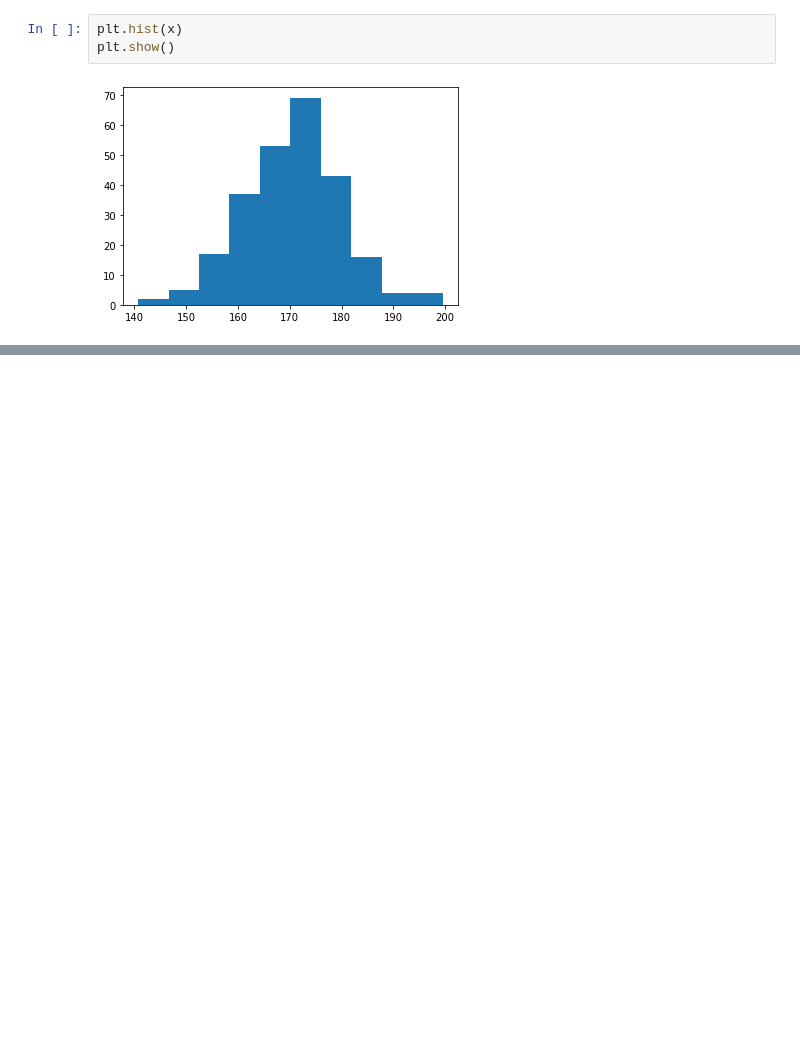
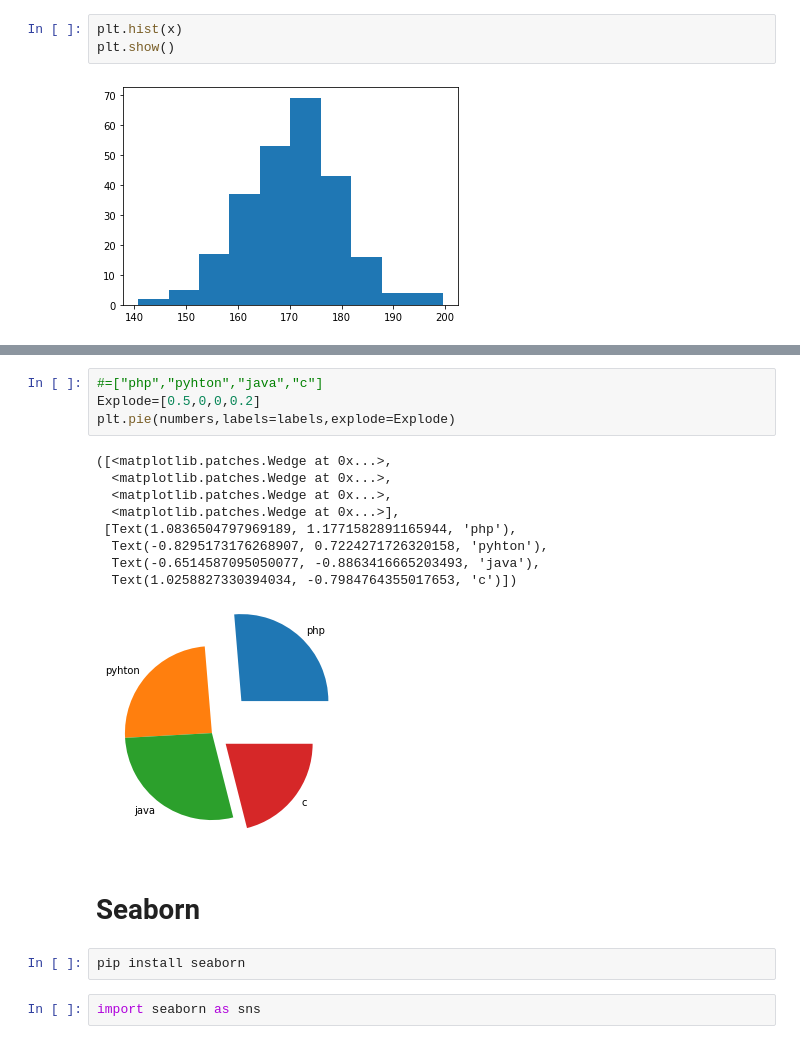
Before and after one commit to Sri-Tulasi/VIT_Morning_Slot, a Jupyter notebook: Python for datascience-Data visualiation.ipynb, the cells around one changed output, grey strips where cells are left out. Cells and saved outputs as stored; diff of their text form; blank space fills up the shorter version.

```diff
--- a/Python for datascience-Data visualiation.ipynb
+++ b/Python for datascience-Data visualiation.ipynb
@@ -213,0 +227,20 @@ plt.show()
+# %%
+#=["php","pyhton","java","c"]
+Explode=[0.5,0,0,0.2]
+plt.pie(numbers,labels=labels,explode=Explode)
+# %% [output]
+([<matplotlib.patches.Wedge at 0x...>,
+  <matplotlib.patches.Wedge at 0x...>,
+  <matplotlib.patches.Wedge at 0x...>,
+  <matplotlib.patches.Wedge at 0x...>],
+ [Text(1.0836504797969189, 1.1771582891165944, 'php'),
+  Text(-0.8295173176268907, 0.7224271726320158, 'pyhton'),
+  Text(-0.6514587095050077, -0.8863416665203493, 'java'),
+  Text(1.0258827330394034, -0.7984764355017653, 'c')])
+[figure, added]
+# %% [markdown]
+# Seaborn
+# %%
+pip install seaborn
+# %%
+import seaborn as sns
```
Also changed, not shown: parts of 28 cells of this notebook.
